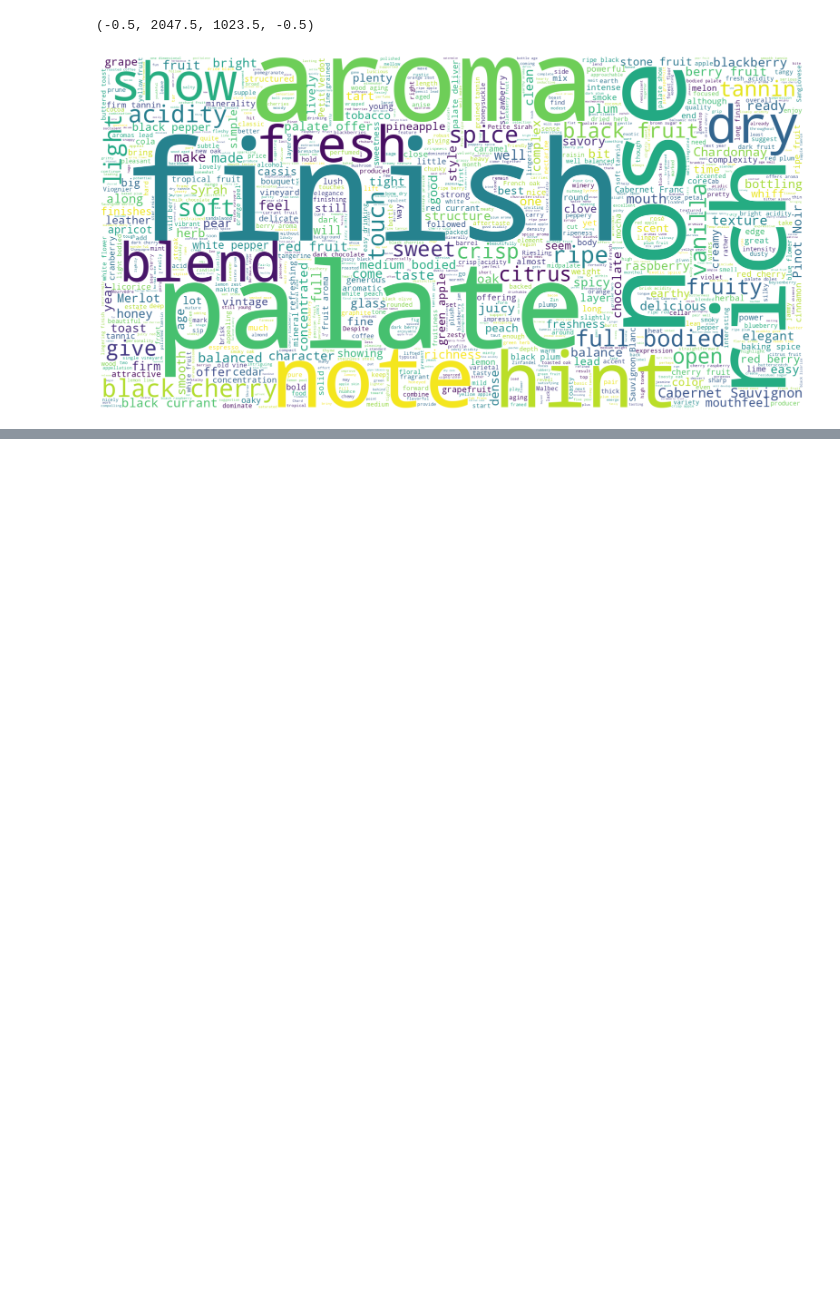
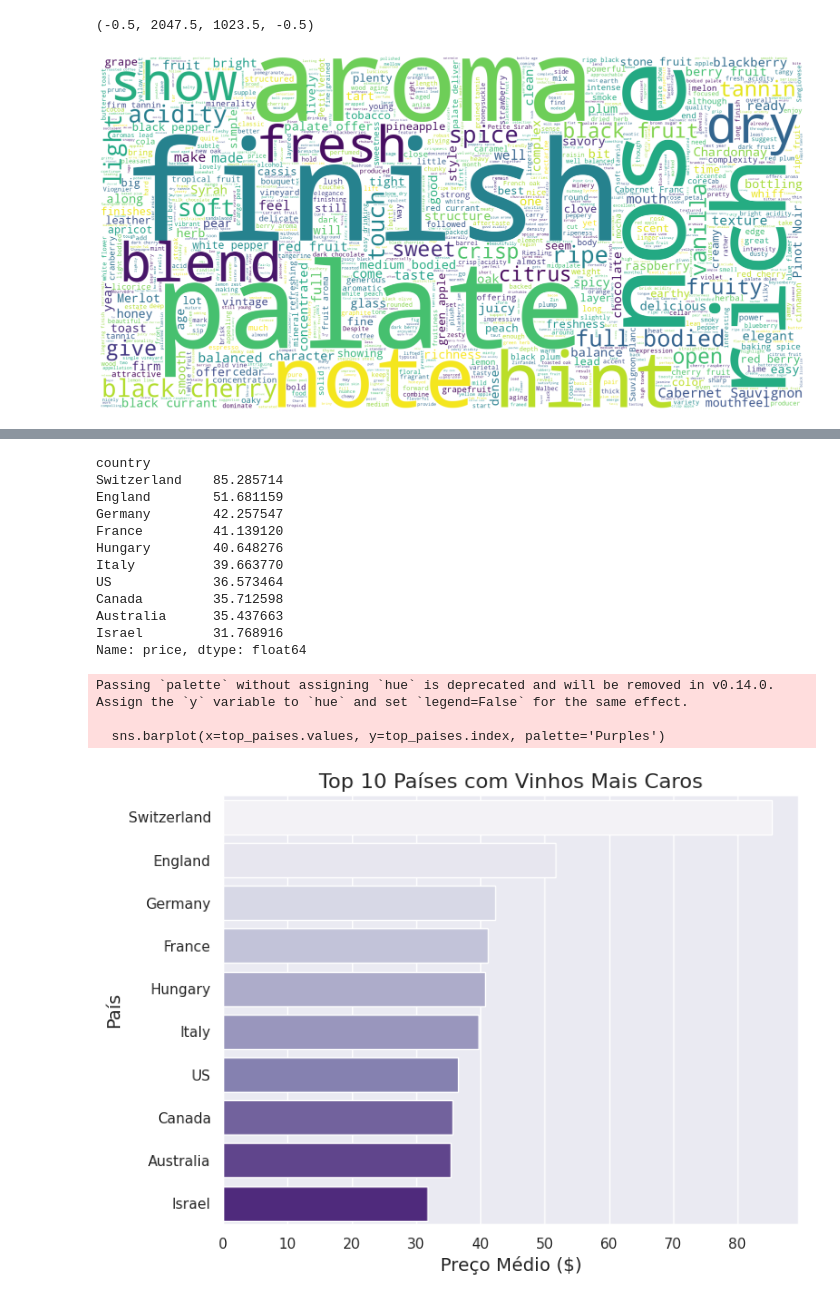
Before and after one commit to Niltonguerra/mineracaoDeDados6Semestre, a Jupyter notebook: Nilton_Dionisio_Guerra_P1.ipynb, the cells around one changed output, grey strips where cells are left out. Cells and saved outputs as stored; diff of their text form; code cells hidden in the pictures; blank space fills up the shorter version.

```diff
--- a/Nilton_Dionisio_Guerra_P1.ipynb
+++ b/Nilton_Dionisio_Guerra_P1.ipynb
@@ -565,0 +656,35 @@ plt.axis('off')
+# %%
+# Agrupar por país e calcular o preço médio
+media_preco_pais = df1.groupby('country')['price'].mean()
+
+# Ordenar em ordem decrescente
+media_preco_pais_ordenado = media_preco_pais.sort_values(ascending=False)
+
+# Exibir os 10 países com vinhos mais caros
+top_paises = media_preco_pais_ordenado.head(10)
+print(top_paises)
+
+# Plotar os resultados
+plt.figure(figsize=(8,6))
+sns.barplot(x=top_paises.values, y=top_paises.index, palette='Purples')
+plt.title('Top 10 Países com Vinhos Mais Caros', fontsize=16)
+plt.xlabel('Preço Médio ($)', fontsize=14)
+plt.ylabel('País', fontsize=14)
+plt.show()
+# %% [output]
+country
+Switzerland    85.285714
+England        51.681159
+Germany        42.257547
+France         41.139120
+Hungary        40.648276
+Italy          39.663770
+US             36.573464
+Canada         35.712598
+Australia      35.437663
+Israel         31.768916
+Name: price, dtype: float64
+Passing `palette` without assigning `hue` is deprecated and will be removed in v0.14.0. Assign the `y` variable to `hue` and set `legend=False` for the same effect.
+
+  sns.barplot(x=top_paises.values, y=top_paises.index, palette='Purples')
+[figure, added]
```
Also changed, not shown: parts of 5 cells of this notebook.
